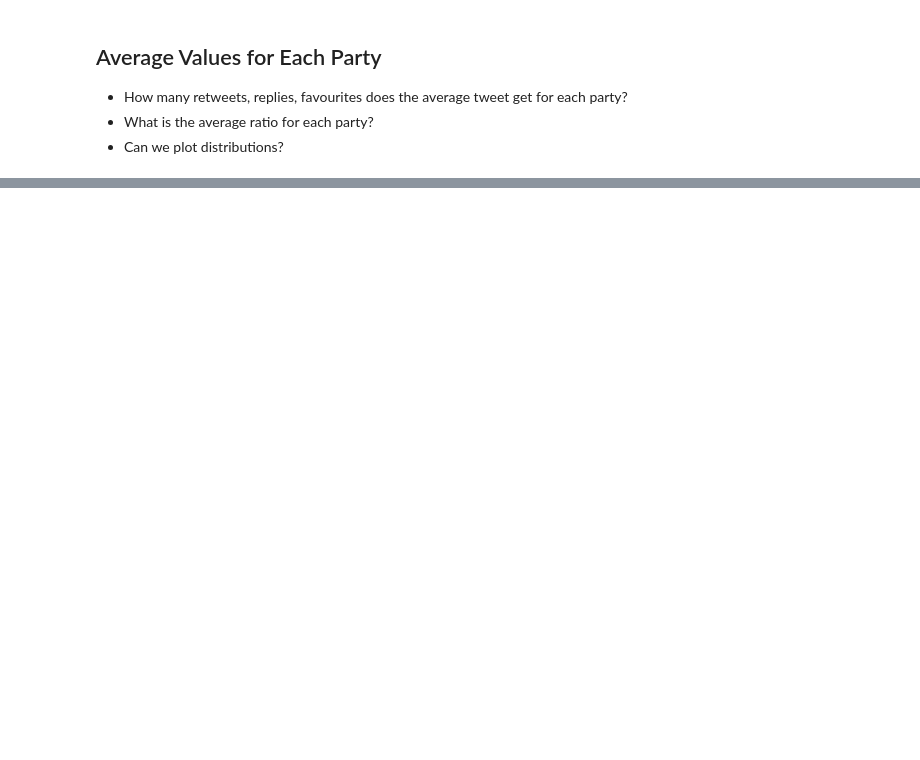
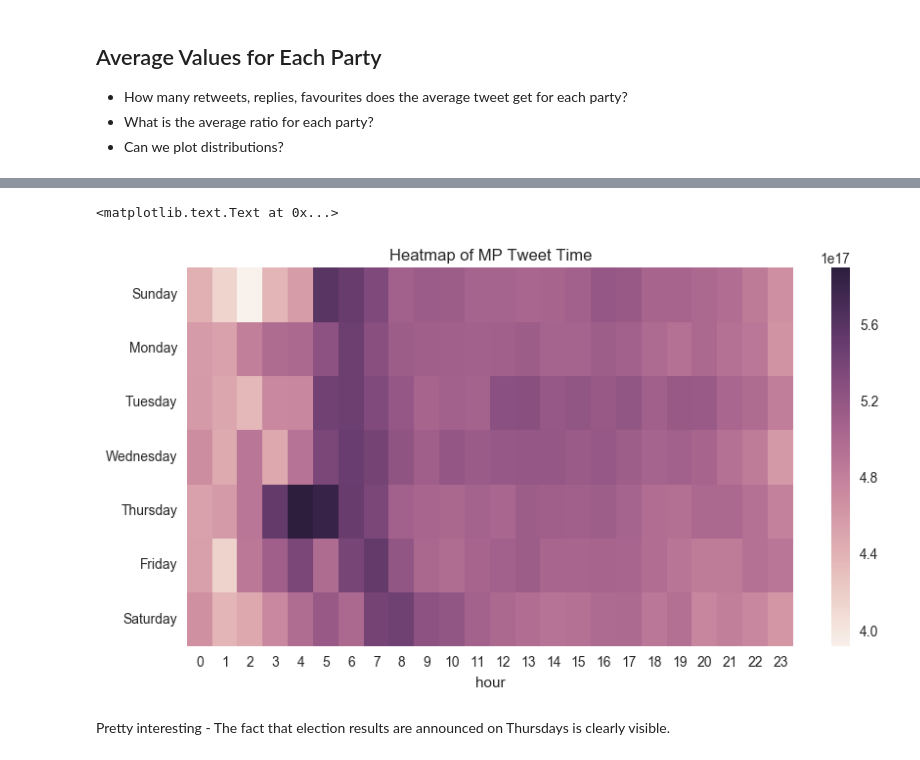
Before and after one commit to josephhalstead/Westminster-Tweet-Analysis, a Jupyter notebook: exploratory_data_analysis.ipynb, the cells around one changed output, grey strips where cells are left out. Saved outputs shown, nothing was run; the diff lists cells and outputs as text; code cells hidden in the pictures; blank space fills up the shorter version.

Commit message:
worked on time analysis

```diff
--- a/exploratory_data_analysis.ipynb
+++ b/exploratory_data_analysis.ipynb
@@ -223,0 +213,50 @@ sns.barplot(x='gender',y='retweets',data=df)
+# %%
+df['date'] = pd.to_datetime(df['date'])
+# %%
+from datetime import datetime
+
+def get_day_of_week(row):
+
+    return row['date'].weekday()
+
+def get_hour_of_day(row):
+
+    return row['date'].hour
+
+def year_week(row):
+
+    return '{year}-{week}'.format(year=row['date'].year, week=row['date'].isocalendar()[1])
+
+def year_month(row):
+
+    return '{year}-{month}'.format(year=row['date'].year, month=row['date'].month)
+
+df['day'] = df[['date']].apply(get_day_of_week, axis=1)
+df['hour'] = df[['date']].apply(get_hour_of_day, axis=1)
+df['year_week'] = df[['date']].apply(year_week, axis=1)
+df['year_month'] = df[['date']].apply(year_month, axis=1)
+# %%
+#Create heatmap of what day of week / time of day MP's tweet
+
+times = df.pivot_table(index='day', columns='hour', values='tweet_id')
+
+index = ['Sunday',
+        'Monday',
+        'Tuesday',
+        'Wednesday',
+        'Thursday',
+        'Friday',
+        'Saturday']
+
+times.index =index
+
+fig, ax = plt.subplots(figsize=(10,5))
+
+sns.heatmap(data=times)
+
+plt.title('Heatmap of MP Tweet Time')
+# %% [output]
+<matplotlib.text.Text at 0x...>
+[figure, added]
+# %% [markdown]
+Pretty interesting - The fact that election results are announced on Thursdays is clearly visible.
```
Also changed, not shown: parts of 18 cells of this notebook.
